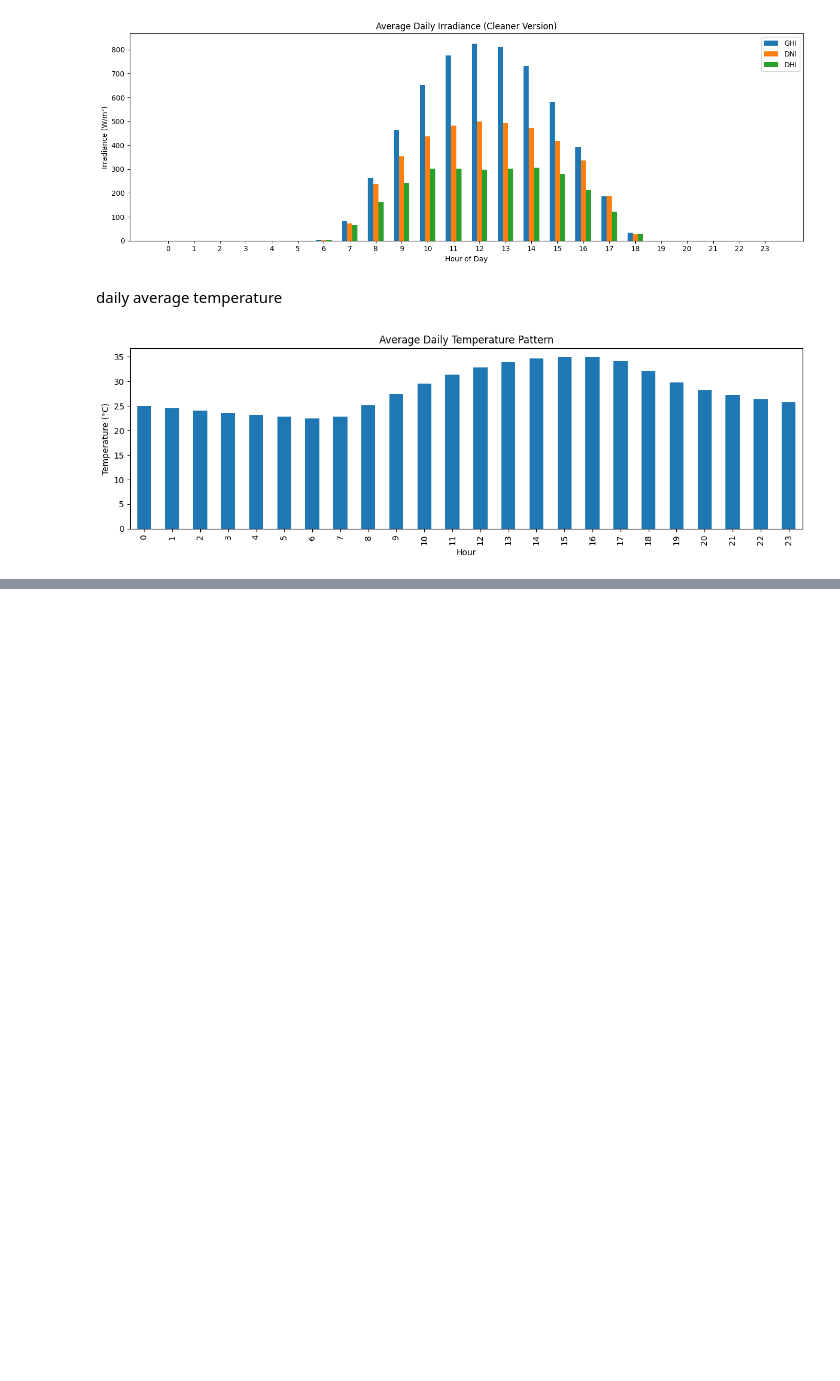
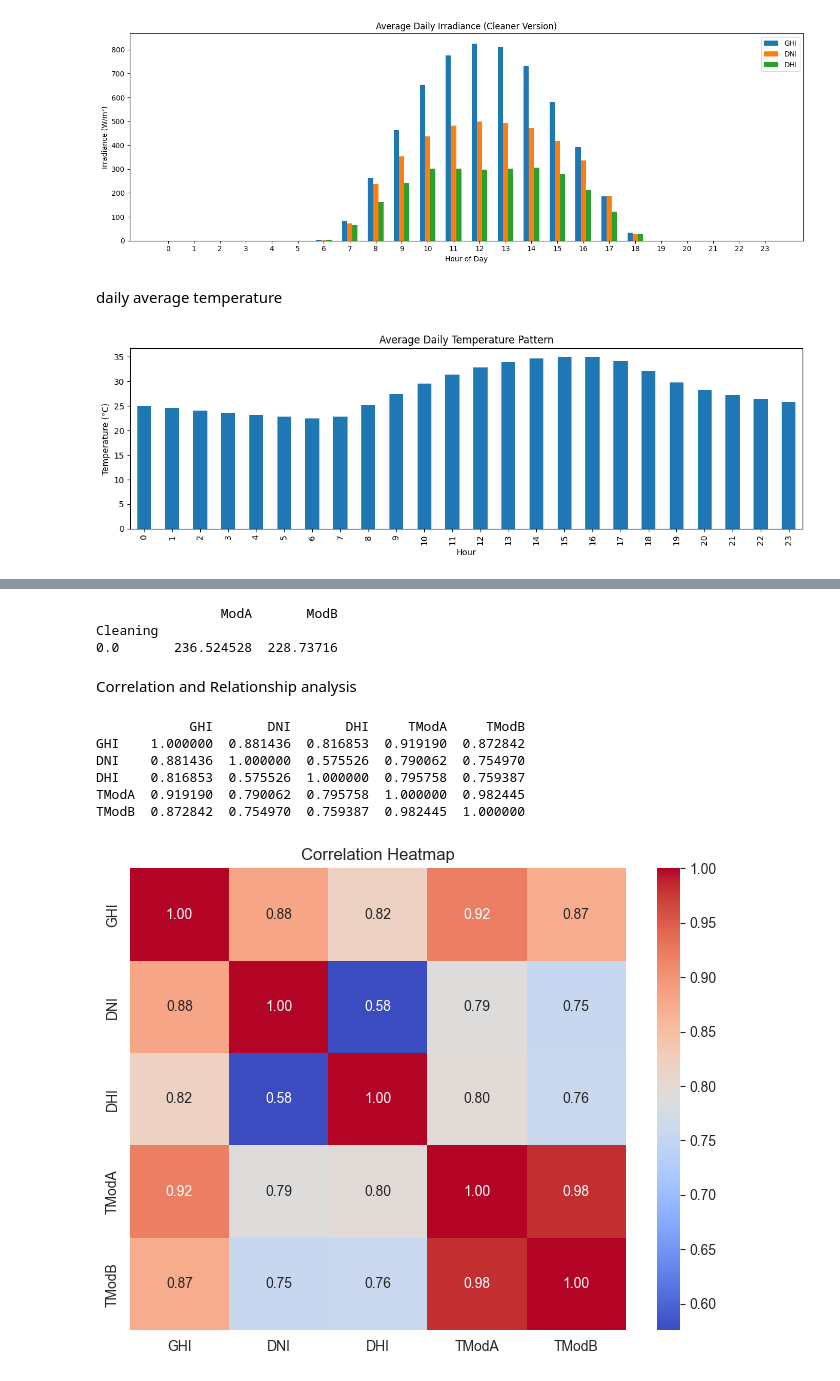
Before and after one commit to Feven777/solar-challenge-week0, a Jupyter notebook: notebook/benin_eda.ipynb, the cells around one changed output, grey strips where cells are left out. Saved outputs shown, nothing was run; the diff lists cells and outputs as text; code cells hidden in the pictures; blank space fills up the shorter version.

Commit message:
analyze correlation

```diff
--- a/notebook/benin_eda.ipynb
+++ b/notebook/benin_eda.ipynb
@@ -423,0 +470,29 @@ plt.show()
+# %%
+cleaning_impact = df_cleaned.groupby('Cleaning')[['ModA', 'ModB']].mean()
+print(cleaning_impact)
+# %% [output]
+                ModA       ModB
+Cleaning
+0.0       236.524528  228.73716
+# %% [markdown]
+Correlation and Relationship analysis
+# %%
+cols = ['GHI', 'DNI', 'DHI', 'TModA', 'TModB']
+
+# Compute correlation matrix
+corr_matrix = df[cols].corr()
+print(corr_matrix)
+# %% [output]
+            GHI       DNI       DHI     TModA     TModB
+GHI    1.000000  0.881436  0.816853  0.919190  0.872842
+DNI    0.881436  1.000000  0.575526  0.790062  0.754970
+DHI    0.816853  0.575526  1.000000  0.795758  0.759387
+TModA  0.919190  0.790062  0.795758  1.000000  0.982445
+TModB  0.872842  0.754970  0.759387  0.982445  1.000000
+# %%
+plt.figure(figsize=(8,6))
+sns.heatmap(corr_matrix, annot=True, cmap='coolwarm', fmt=".2f")
+plt.title("Correlation Heatmap")
+plt.show()
+# %% [output]
+[figure, added]
```
Also changed, not shown: parts of 7 cells of this notebook.
